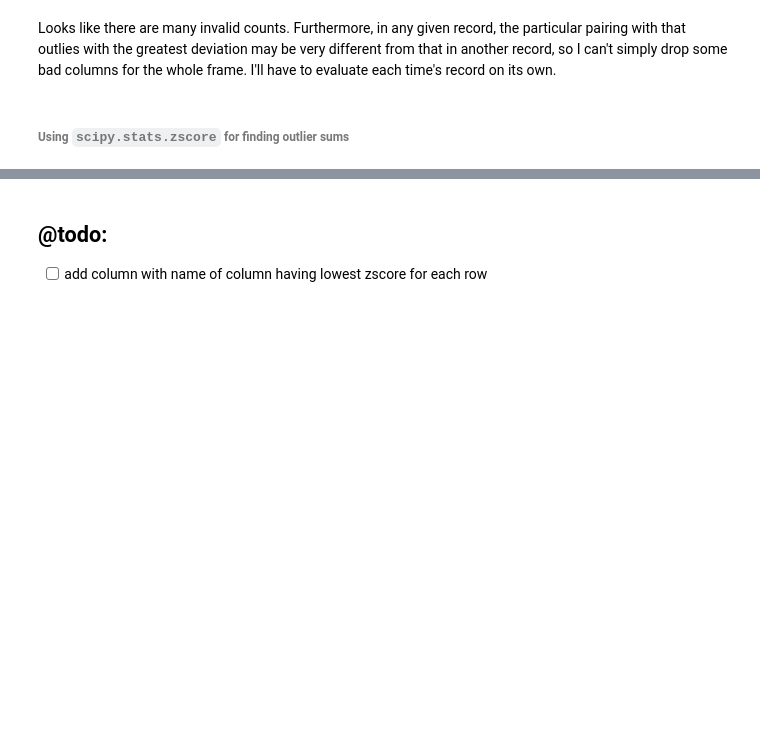
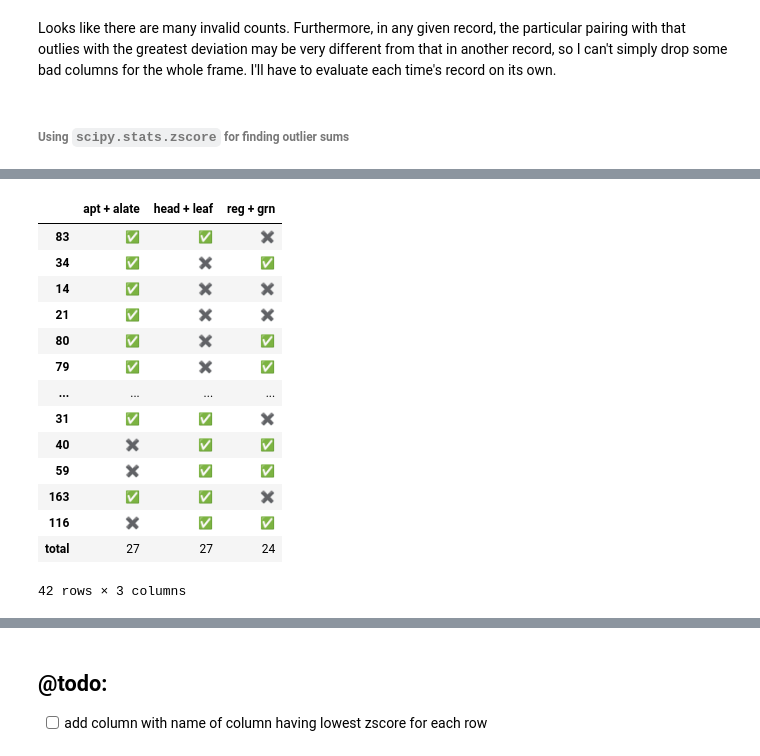
Before and after one commit to devvyn/aafc-field-data, a Jupyter notebook: notebook/projects/2016-sweep-vs-tiller/2016-sweep-vs-tiller.ipynb, the cells around one changed output, grey strips where cells are left out. Cells and saved outputs as stored; diff of their text form; code cells hidden in the pictures; blank space fills up the shorter version.

```diff
--- a/notebook/projects/2016-sweep-vs-tiller/2016-sweep-vs-tiller.ipynb
+++ b/notebook/projects/2016-sweep-vs-tiller/2016-sweep-vs-tiller.ipynb
@@ -1642,9 +1674,38 @@ zscores.min(axis='columns')
 # %%
-emojify_boolean(
-    zscores.eq(
-        zscores.min(
-            axis='columns',
+pandas.concat(
+    (
+        emojify_boolean(
+            zscores.eq(
+                zscores.min(
+                    axis='columns',
+                ),
+                axis='rows',
+            )
         ),
-        axis='rows',
+        pandas.DataFrame(
+            {
+                'total':             zscores.eq(
+                    zscores.min(axis='columns'),
+                    axis='rows',
+                )
+                .sum(axis='rows')
+            }
+        ).T,
     )
 )
+# %% [output]
+|  | apt + alate | head + leaf | reg + grn |
+| 83 | ✅ | ✅ | ✖️ |
+| 34 | ✅ | ✖️ | ✅ |
+| 14 | ✅ | ✖️ | ✖️ |
+| 21 | ✅ | ✖️ | ✖️ |
+| 80 | ✅ | ✖️ | ✅ |
+| 79 | ✅ | ✖️ | ✅ |
+| ... | ... | ... | ... |
+| 31 | ✅ | ✅ | ✖️ |
+| 40 | ✖️ | ✅ | ✅ |
+| 59 | ✖️ | ✅ | ✅ |
+| 163 | ✅ | ✅ | ✖️ |
+| 116 | ✖️ | ✅ | ✅ |
+| total | 27 | 27 | 24 |
+42 rows × 3 columns
```
Also changed, not shown: parts of 5 cells of this notebook.
